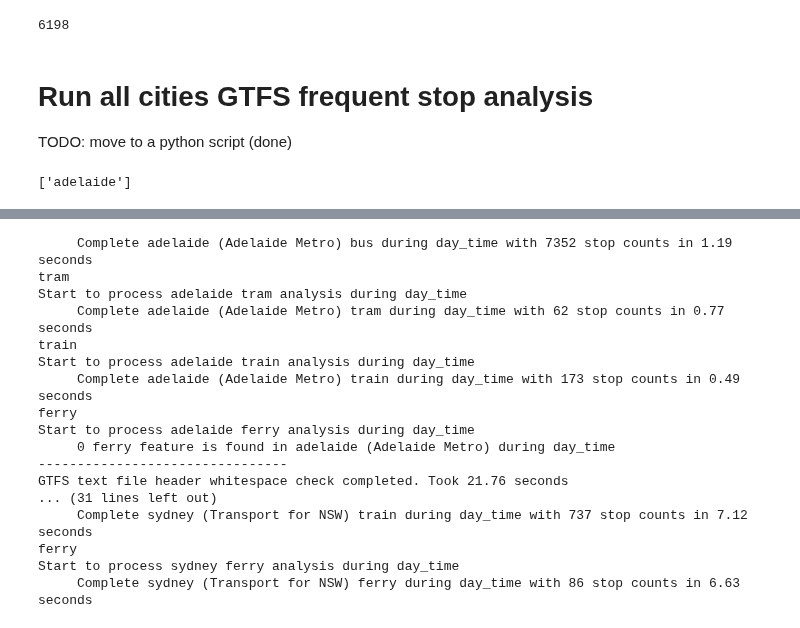
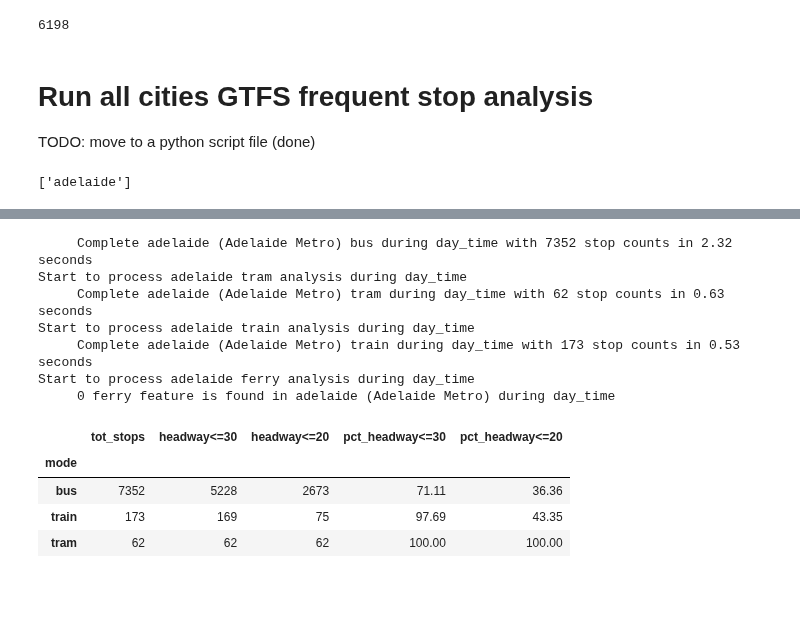
Before and after one commit to healthysustainablecities/global-indicators, a Jupyter notebook: process/GTFS_freq_stop/setup_GTFS_frequent_stops_headway.ipynb, the cells around one changed output, grey strips where cells are left out. Drawn from its saved outputs; the diff is of its cells as text; code cells hidden in the pictures; blank space fills up the shorter version.

```diff
--- a/process/4_setup_GTFS_frequent_stops_headway.ipynb
+++ b/process/GTFS_freq_stop/setup_GTFS_frequent_stops_headway.ipynb
@@ -443,7 +429,7 @@ len(all_stops_gdf[(all_stops_gdf.within(polygon_proj[0]))])
 6198
 # %% [markdown]
 # Run all cities GTFS frequent stop analysis
-TODO: move to a python script (done)
+TODO: move to a python script file (done)
 # %%
 [list(GTFS.keys())[0]]
 # %% [output]
@@ -453,10 +439,10 @@ TODO: move to a python script (done)
 dirname = os.path.abspath('')
 
 # geopackage path where to save processing layers
-gpkgPath_output = os.path.join(dirname, 'data/Transport', 'frequent_transit_headway_2020April_python.gpkg')
+gpkgPath_output = os.path.join(dirname, 'frequent_transit_headway_2020May_python.gpkg')
 
 
-for city in GTFS.keys():
+for city in [list(GTFS.keys())[0]]:
     #print(city)
     city_config = GTFS['{}'.format(city)]
     gtfsfeed_path = city_config['gtfs_filename']
@@ -470,7 +456,6 @@ for city in GTFS.keys():
 
     stop_frequent = pd.DataFrame()
     for mode in city_config['modes'].keys():
-        print(mode)
         startTime = time.time()
         print('Start to process {} {} analysis during {}'.format(city, mode, hour))
 
@@ -496,9 +481,6 @@ for city in GTFS.keys():
                            end_date_usual, route_types, agency_ids,
                            dow=['monday','tuesday','wednesday','thursday','friday'])
 
-        # select average departure headway less than or equal to maxi headway frequency intervals
-        #stop_frequent_headway = stops_headway[stops_headway['headway'] <= headway_intervals]
-
         if len(stops_headway) > 0:
             stop_frequent_final = pd.merge(stops_headway, loaded_feeds.stops, how='left', on='stop_id')
             stop_frequent_final['authority'] = authority
@@ -507,7 +489,7 @@ for city in GTFS.keys():
             print('     Complete {} ({}) {} during {} with {} stop counts in {:,.2f} seconds'.format(
                 city, authority, mode, hour, len(stops_headway), time.time() - startTime))
         else:
-            print('     {} {} feature is found in {} ({}) during {}'.format(
+            print('     {} {} feature is found in {} ({}) during {} \n'.format(
                 len(stops_headway), mode, city, authority, hour))
             continue
 
@@ -517,6 +499,15 @@ for city in GTFS.keys():
         lambda row: Point(row['stop_lon'], row['stop_lat']), axis=1)
     stop_frequent_gdf = gpd.GeoDataFrame(stop_frequent)
 
+    # show frequent stop stats
+    tot_df = stop_frequent_gdf.groupby('mode')[['stop_id']].count().rename(columns = {'stop_id':'tot_stops'})
+    headway30_df = stop_frequent_gdf[stop_frequent_gdf['headway']<=30].groupby('mode')[['stop_id']].count().rename(columns = {'stop_id':'headway<=30'})
+    headway20_df = stop_frequent_gdf[stop_frequent_gdf['headway']<=20].groupby('mode')[['stop_id']].count().rename(columns = {'stop_id':'headway<=20'})
+
+    mode_freq_comparison = pd.concat([tot_df, headway30_df, headway20_df], axis=1)
+    mode_freq_comparison['pct_headway<=30'] = (mode_freq_comparison['headway<=30']*100 / mode_freq_comparison['tot_stops']).round(2)
+    mode_freq_comparison['pct_headway<=20'] = (mode_freq_comparison['headway<=20']*100 / mode_freq_comparison['tot_stops']).round(2)
+    display(mode_freq_comparison)
 
     # save to output file
     # save the frequent stop by study region and modes to a new layer in geopackage
@@ -538,18 +528,13 @@ bus
 Start to process adelaide bus analysis during day_time
-     Complete adelaide (Adelaide Metro) bus during day_time with 7352 stop counts in 1.19 seconds
-tram
+     Complete adelaide (Adelaide Metro) bus during day_time with 7352 stop counts in 2.32 seconds
 Start to process adelaide tram analysis during day_time
-     Complete adelaide (Adelaide Metro) tram during day_time with 62 stop counts in 0.77 seconds
-train
+     Complete adelaide (Adelaide Metro) tram during day_time with 62 stop counts in 0.63 seconds
 Start to process adelaide train analysis during day_time
-     Complete adelaide (Adelaide Metro) train during day_time with 173 stop counts in 0.49 seconds
-ferry
+     Complete adelaide (Adelaide Metro) train during day_time with 173 stop counts in 0.53 seconds
 Start to process adelaide ferry analysis during day_time
      0 ferry feature is found in adelaide (Adelaide Metro) during day_time
---------------------------------
-GTFS text file header whitespace check completed. Took 21.76 seconds
-... (31 lines left out)
-     Complete sydney (Transport for NSW) train during day_time with 737 stop counts in 7.12 seconds
-ferry
-Start to process sydney ferry analysis during day_time
-     Complete sydney (Transport for NSW) ferry during day_time with 86 stop counts in 6.63 seconds
+|  | tot_stops | headway<=30 | headway<=20 | pct_headway<=30 | pct_headway<=20 |
+| mode |  |  |  |  |  |
+| bus | 7352 | 5228 | 2673 | 71.11 | 36.36 |
+| train | 173 | 169 | 75 | 97.69 | 43.35 |
+| tram | 62 | 62 | 62 | 100.00 | 100.00 |
```
Also changed, not shown: parts of 21 cells of this notebook, 12 other files.
